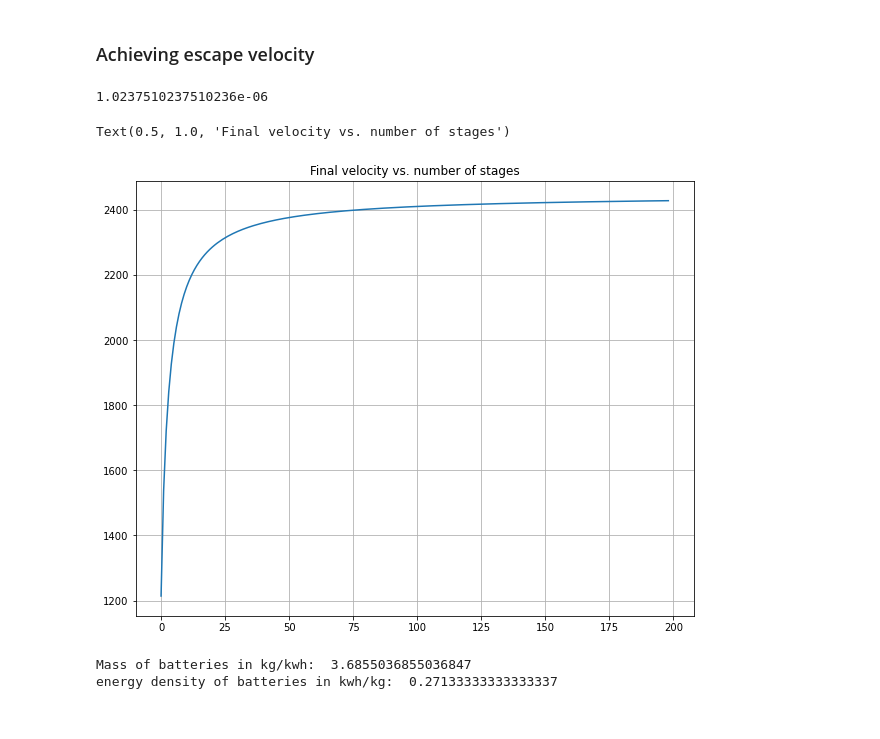
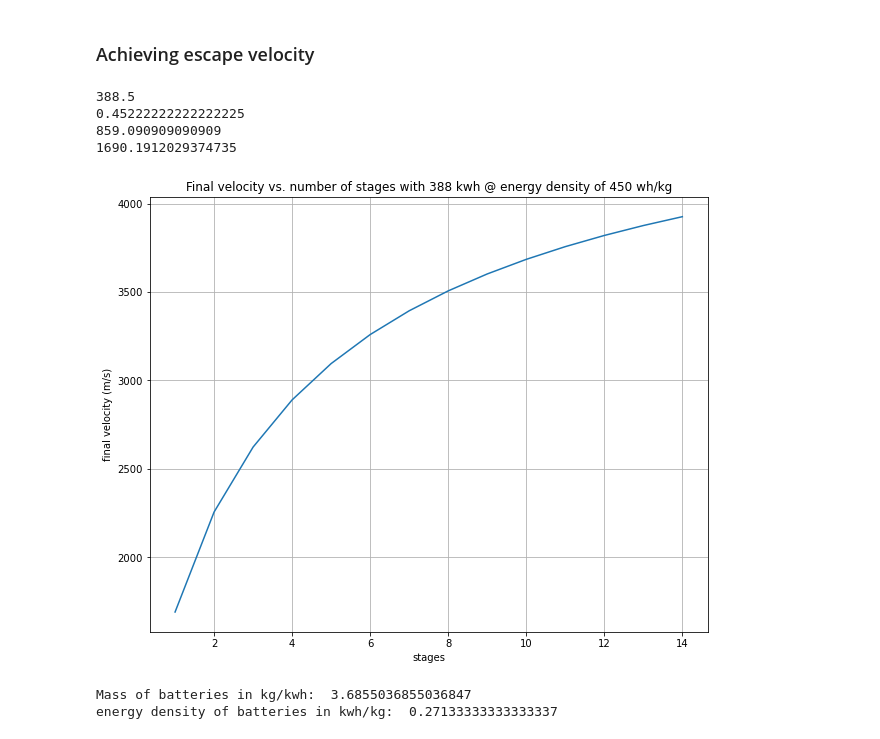
Before and after one commit to slurpsmcgoo/Moonshot6000, a Jupyter notebook: Analysis/MissionDesign.ipynb, the cells around one changed output. Cells and saved outputs as stored; diff of their text form; code cells hidden in the pictures.

```diff
--- a/Analysis/MissionDesign.ipynb
+++ b/Analysis/MissionDesign.ipynb
@@ -98,7 +98,7 @@ Circumferance of the moon at the equator is:  10920.804382408838  km
 # %%
 import numpy as np
 class bike:
-    def __init__(self,tireRadius=0.7/2,tireWidth = 0.025, wheelRadius = 0.622/2, mass_wheel_f = 0.66, mass_wheel_r = 0.83, mass_tire_f = 0.24, mass_tire_r = 0.24,mass_frame = 0.8, UCI_max_mass = 6.8, mass_rider = 63, frontalArea = 0.37, CoD = 0.88, density_air = 1.225,gravity=9.81,rollingResistanceCoef = 0.005 ):
+    def __init__(self,tireRadius=0.7/2,tireWidth = 0.025, wheelRadius = 0.622/2, mass_wheel_f = 0.66, mass_wheel_r = 0.83, mass_tire_f = 0.24, mass_tire_r = 0.24,mass_frame = 0.8, UCI_max_mass = 6.8, mass_rider = 163, frontalArea = 0.37, CoD = 0.88, density_air = 1.225,gravity=9.81,rollingResistanceCoef = 0.005 ):
         self.tireRadius = tireRadius # UCI limits are 0.55m to 0.7m
         self.tireWidth = tireWidth # UCI maximum is 0.033m
         self.wheelRadius = wheelRadius
@@ -274,9 +296,13 @@ class stageSimulation:
 moonBike = bike(tireRadius=2.5/2,tireWidth = 0.025, wheelRadius = 2.45/2, mass_wheel_f = 5, mass_wheel_r = 5)
 
 totalStoredEnergy = 3600*1000*0.37*10*15
+print(totalStoredEnergy/3600/1000)
 numStages = 1
 packMassPerJoule = 3/2.2/(3600*1000*0.37)*1
-maxStages = 500
+print(1/(packMassPerJoule*3600*1000))
+batteryMass = totalStoredEnergy*packMassPerJoule
+print(batteryMass)
+maxStages = 15
 stageSweep = []
 finalV = []
 percentUsedEnergy = []
@@ -288,7 +314,18 @@ for sim in stageSweep:
     finalV.append(sim.v)
     percentUsedEnergy.append(sim.usedPackEnergy)
 plt.figure()
-plt.plot(finalV)
+plt.plot(stages,finalV)
 plt.grid()
-plt.title('Final velocity vs. number of stages')
+plt.title('Final velocity vs. number of stages with 56 kwh @ energy density of 270 wh/kg')
+plt.xlabel('stages')
+plt.ylabel('final velocity (m/s)')
+stageSweep[1].plotMass()
+
+print(stageSweep[9].time)
+
+stageSweep[9].plotV()
+
+stageSweep[9].plotAcc()
+stageSweep[9].plotMass()
+stageSweep[9].plotdV()
 # %% [output]
@@ -299,29 +344,37 @@ Text(0.5, 1.0, 'Final velocity vs. number of stages')
 # %%
 moonBike = bike(tireRadius=2.5/2,tireWidth = 0.025, wheelRadius = 2.45/2, mass_wheel_f = 5, mass_wheel_r = 5)
 
-totalStoredEnergy = 3600*1000*0.37*10*27
+totalStoredEnergy = 3600*1000*0.37*10*15*7
+print(totalStoredEnergy/3600/1000)
 numStages = 1
-packMassPerJoule = 3/2.2/(3600*1000*0.37)*1
-print(packMassPerJoule)
-maxStages = 200
+packMassPerJoule = 3/2.2/(3600*1000*0.37)*1*0.6
+print(1/(packMassPerJoule*3600*1000))
+batteryMass = totalStoredEnergy*packMassPerJoule
+print(batteryMass)
+maxStages = 15
 stageSweep = []
 finalV = []
 percentUsedEnergy = []
 stages = np.arange(1,maxStages)
 for i in stages:
     stageSweep.append(stageSimulation(totalStoredEnergy,i,packMassPerJoule,moonBike))
 for sim in stageSweep:
     sim.simulate()
     finalV.append(sim.v)
     percentUsedEnergy.append(sim.usedPackEnergy)
 plt.figure()
-plt.plot(finalV)
+plt.plot(stages,finalV)
 plt.grid()
-plt.title('Final velocity vs. number of stages')
+plt.title('Final velocity vs. number of stages with 388 kwh @ energy density of 450 wh/kg')
+plt.xlabel('stages')
+plt.ylabel('final velocity (m/s)')
+print(finalV[0])
 # %% [output]
-1.0237510237510236e-06
+388.5
+0.45222222222222225
+859.090909090909
+1690.1912029374735
-Text(0.5, 1.0, 'Final velocity vs. number of stages')
-[figure, old version]
+[figure, new version]
 # %%
 print('Mass of batteries in kg/kwh: ',packMassPerJoule*1000*3600)
 print('energy density of batteries in kwh/kg: ',1/(packMassPerJoule*1000*3600))
```
Also changed, not shown: parts of 6 cells of this notebook, 2 other files.
